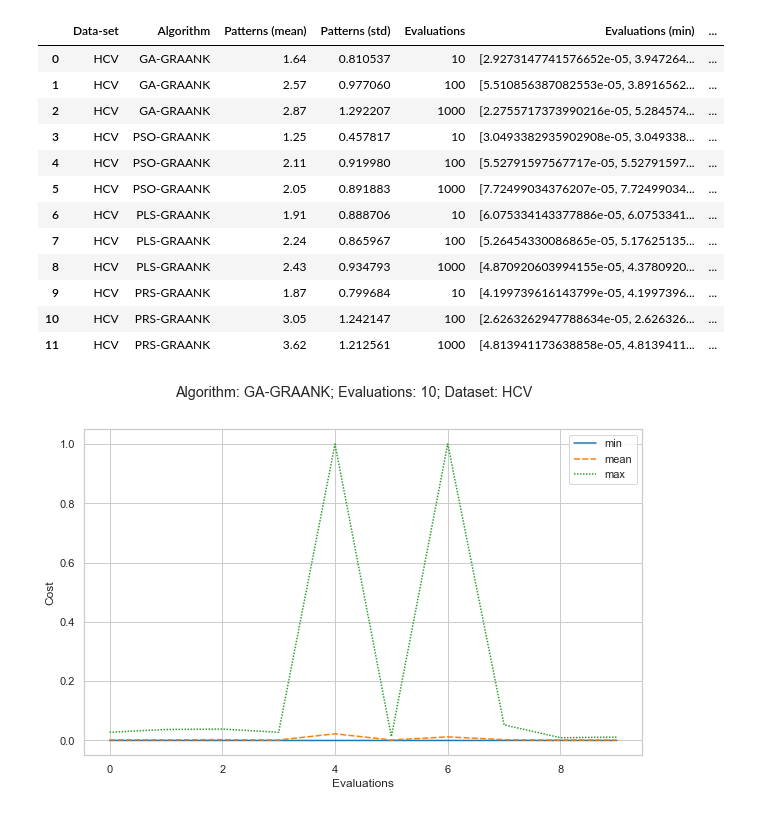
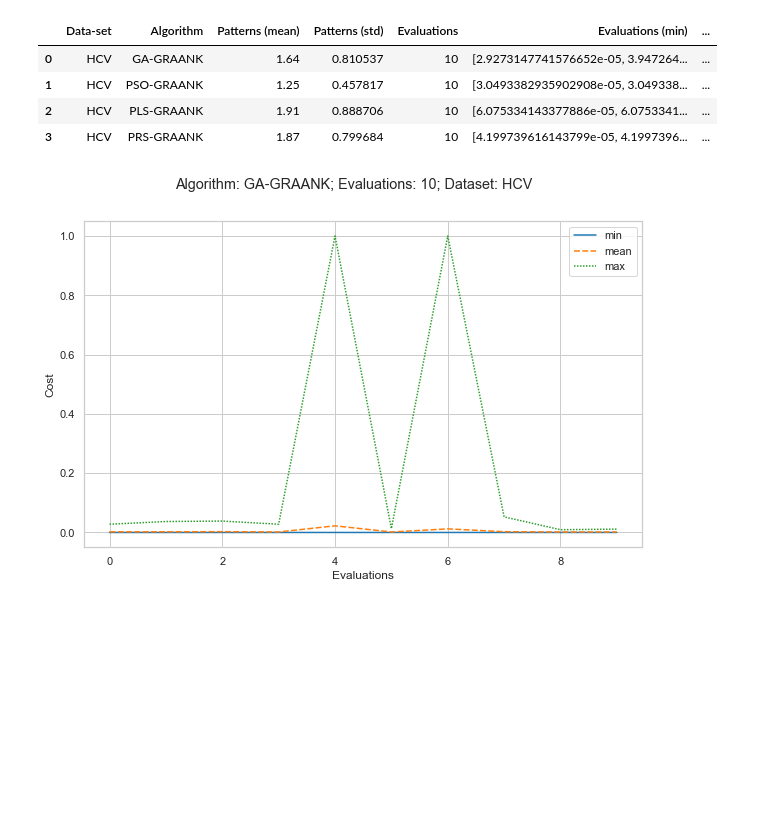
Before and after one commit to owuordickson/meso-hpc-lr, a Jupyter notebook: results/swarmgp/analysis.ipynb, the cells around one changed output. Saved outputs shown, nothing was run; the diff lists cells and outputs as text; code cells hidden in the pictures; blank space fills up the shorter version.

```diff
--- a/results/swarmgp/analysis.ipynb
+++ b/results/swarmgp/analysis.ipynb
@@ -242,44 +242,42 @@ eval_data = []
 for ds in data_sets:
     df1 = df_res.loc[df_res['Data-set'] == ds]
 
     for alg in algorithms:
         df2 = df1.loc[df1['Algorithm'].str.contains(alg)]
+
+        evals = [10]
 
         for ev in evals:
             df3 = df2.loc[df2['Max-evaluation'] == ev]
             # print(df3)
 
             # 100 rows
             eval_arr = []
             for index,row in df3.iterrows():
                 # 10/100/1000 evaluations
                 eval_arr.append(row['Evaluations'])
             eval_arr = np.array(eval_arr)
             eval_min = np.min(eval_arr, axis=0)
             eval_avg = np.mean(eval_arr, axis=0)
             eval_max = np.max(eval_arr, axis=0)
             eval_std = np.std(eval_arr, axis=0)
             eval_avg_mn = eval_avg - eval_std
             eval_avg_pl = eval_avg + eval_std
 
             eval_data.append([ds, alg, df3['Pattern-count'].mean(), df3['Pattern-count'].std(), ev, eval_min, eval_avg_mn, eval_avg, eval_avg_pl, eval_max])
 
 df_data = pd.DataFrame(data=eval_data, columns=['Data-set', 'Algorithm', 'Patterns (mean)', 'Patterns (std)', 'Evaluations','Evaluations (min)', 'Evaluations (mu-sigma)', 'Evaluations (mu)', 'Evaluations (mu+sigma)', 'Evaluations (max)'])
 df_data
+#print(eval_arr)
+#print(eval_avg)
+#print(eval_std)
+#print(eval_avg_mn)
 # %% [output]
 |  | Data-set | Algorithm | Patterns (mean) | Patterns (std) | Evaluations | Evaluations (min) | ... |
 | 0 | HCV | GA-GRAANK | 1.64 | 0.810537 | 10 | [2.9273147741576652e-05, 3.947264... | ... |
-| 1 | HCV | GA-GRAANK | 2.57 | 0.977060 | 100 | [5.510856387082553e-05, 3.8916562... | ... |
-| 2 | HCV | GA-GRAANK | 2.87 | 1.292207 | 1000 | [2.2755717373990216e-05, 5.284574... | ... |
-| 3 | HCV | PSO-GRAANK | 1.25 | 0.457817 | 10 | [3.0493382935902908e-05, 3.049338... | ... |
-| 4 | HCV | PSO-GRAANK | 2.11 | 0.919980 | 100 | [5.52791597567717e-05, 5.52791597... | ... |
-| 5 | HCV | PSO-GRAANK | 2.05 | 0.891883 | 1000 | [7.72499034376207e-05, 7.72499034... | ... |
-| 6 | HCV | PLS-GRAANK | 1.91 | 0.888706 | 10 | [6.075334143377886e-05, 6.0753341... | ... |
-| 7 | HCV | PLS-GRAANK | 2.24 | 0.865967 | 100 | [5.26454330086865e-05, 5.17625135... | ... |
-| 8 | HCV | PLS-GRAANK | 2.43 | 0.934793 | 1000 | [4.870920603994155e-05, 4.3780920... | ... |
-| 9 | HCV | PRS-GRAANK | 1.87 | 0.799684 | 10 | [4.199739616143799e-05, 4.1997396... | ... |
-| 10 | HCV | PRS-GRAANK | 3.05 | 1.242147 | 100 | [2.6263262947788634e-05, 2.626326... | ... |
-| 11 | HCV | PRS-GRAANK | 3.62 | 1.212561 | 1000 | [4.813941173638858e-05, 4.8139411... | ... |
+| 1 | HCV | PSO-GRAANK | 1.25 | 0.457817 | 10 | [3.0493382935902908e-05, 3.049338... | ... |
+| 2 | HCV | PLS-GRAANK | 1.91 | 0.888706 | 10 | [6.075334143377886e-05, 6.0753341... | ... |
+| 3 | HCV | PRS-GRAANK | 1.87 | 0.799684 | 10 | [4.199739616143799e-05, 4.1997396... | ... |
 # %%
 # Plotting the results
 import matplotlib.pyplot as plt
```
Also changed, not shown: 32 other files.
